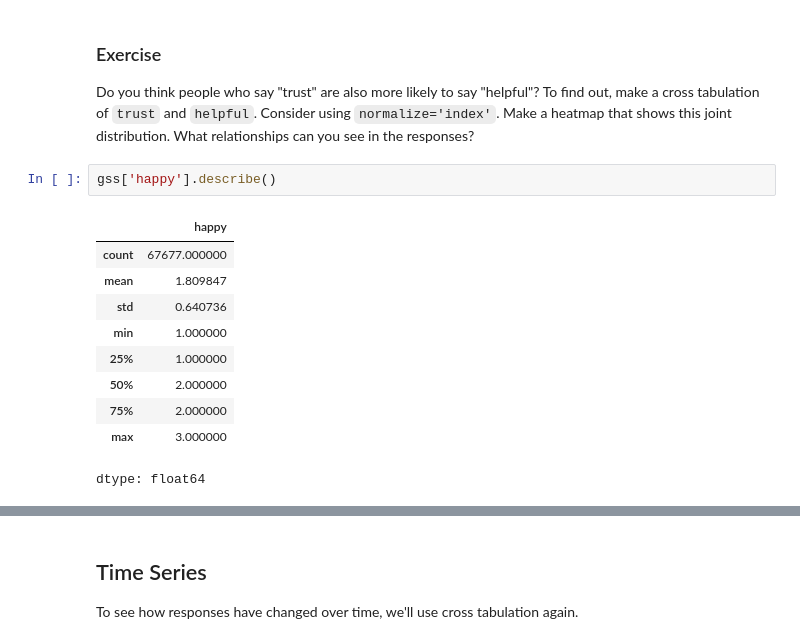
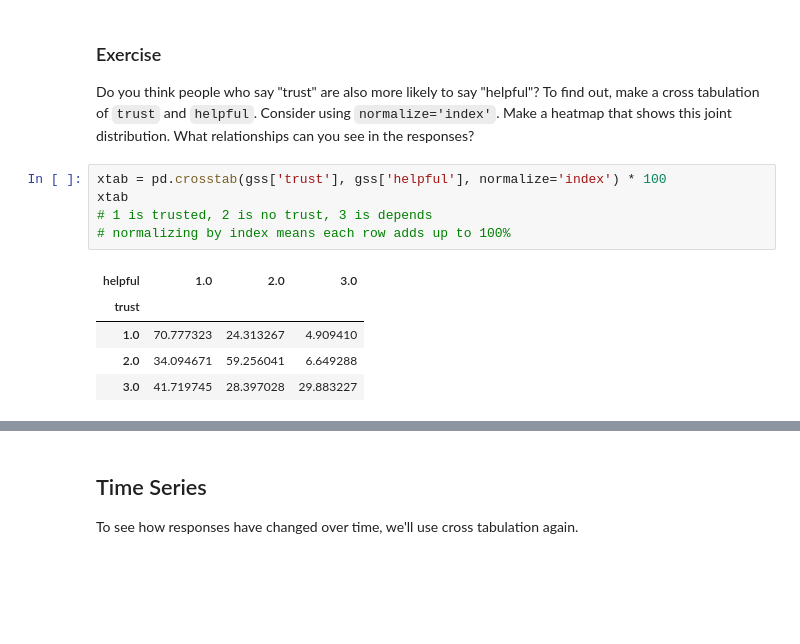
Before and after one commit to JohnAMichel/SurveyDataPandas, a Jupyter notebook: notebooks/01_simpson.ipynb, the cells around one changed output, grey strips where cells are left out. Saved outputs shown, nothing was run; the diff lists cells and outputs as text; blank space fills up the shorter version.

```diff
--- a/notebooks/01_simpson.ipynb
+++ b/notebooks/01_simpson.ipynb
@@ -293,15 +300,13 @@ Consider using `normalize='index'`.
 Make a heatmap that shows this joint distribution.
 What relationships can you see in the responses?
 # %%
-gss['happy'].describe()
+xtab = pd.crosstab(gss['trust'], gss['helpful'], normalize='index') * 100
+xtab
+# 1 is trusted, 2 is no trust, 3 is depends
+# normalizing by index means each row adds up to 100%
 # %% [output]
-|  | happy |
-| count | 67677.000000 |
-| mean | 1.809847 |
-| std | 0.640736 |
-| min | 1.000000 |
-| 25% | 1.000000 |
-| 50% | 2.000000 |
-| 75% | 2.000000 |
-| max | 3.000000 |
+| helpful | 1.0 | 2.0 | 3.0 |
+| trust |  |  |  |
+| 1.0 | 70.777323 | 24.313267 | 4.909410 |
+| 2.0 | 34.094671 | 59.256041 | 6.649288 |
+| 3.0 | 41.719745 | 28.397028 | 29.883227 |
-dtype: float64
```
Also changed, not shown: parts of 27 cells of this notebook.
